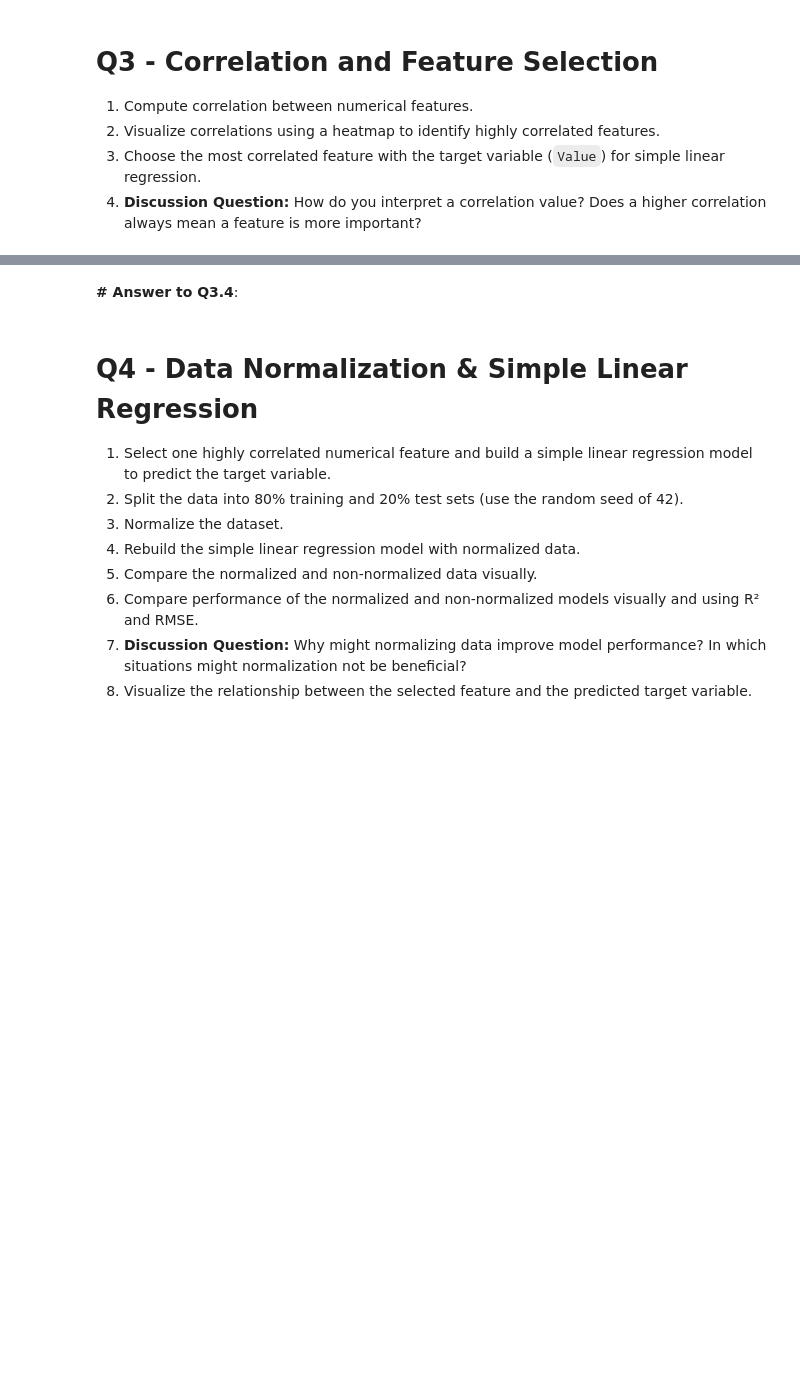
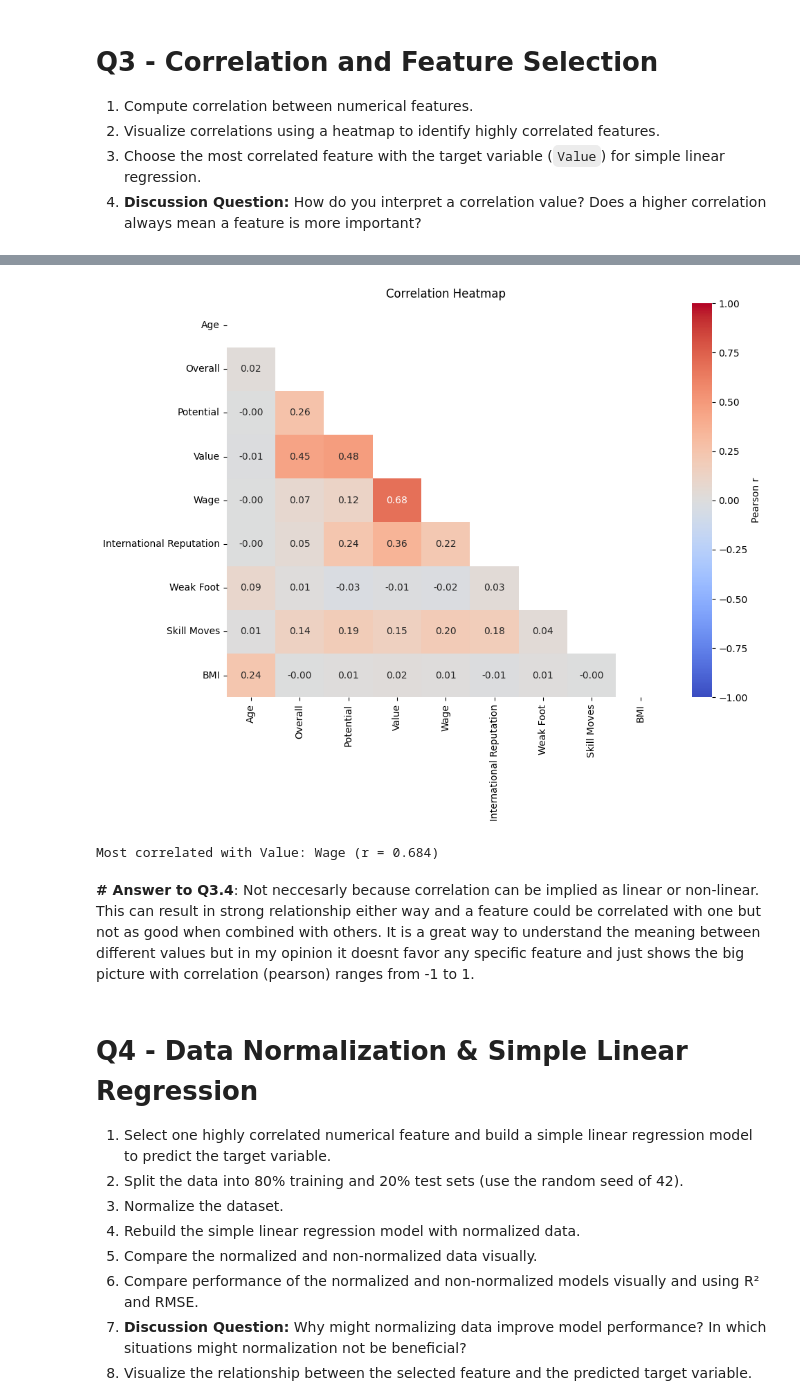
Before and after one commit to issarmank/ds3000-assignment1-linear-regression, a Jupyter notebook: Assignment 1_Linear Regression.ipynb, the cells around one changed output, grey strips where cells are left out. Drawn from its saved outputs; the diff is of its cells as text; code cells hidden in the pictures; blank space fills up the shorter version.

Commit message:
correlation, heatmap and features added for Q3

```diff
--- a/Assignment 1_Linear Regression.ipynb
+++ b/Assignment 1_Linear Regression.ipynb
@@ -178,3 +178,9 @@ print(df.head())
 4. **Discussion Question:** How do you interpret a correlation value? Does a higher correlation always mean a feature is more important?
 # %%
 # Answer to Q3.1
+num_cols = df.select_dtypes(include=np.number).columns.tolist() # List of numeric columns
+if 'Value' not in num_cols:
+    raise TypeError("The 'Value' column is not numeric or does not exist in the DataFrame.")
+
+corr = df[num_cols].corr(method='pearson')
+display(corr.round(3))
@@ -181,9 +198,38 @@ print(df.head())
 # %%
 # Answer to Q3.2
+plt.figure(figsize=(10, 8))
+mask = np.triu(np.ones_like(corr, dtype=bool))  # show lower triangle only
+sns.heatmap(
+    corr, mask=mask, annot=True, fmt=".2f",
+    cmap="coolwarm", vmin=-1, vmax=1,
+    cbar_kws={"label": "Pearson r"}
+)
+plt.title("Correlation Heatmap")
+plt.tight_layout()
+plt.show()
+# %% [output]
+[figure, added]
 # %%
 # Answer to Q3.3
+# Find the feature most correlated with the target 'Value'
+corr_with_value = (
+    corr['Value']
+    .drop(labels='Value')             # remove self-correlation
+    .reindex(corr.columns)            # keep consistent order
+    .sort_values(key=np.abs, ascending=False)  # sort by absolute correlation
+)
+
+top_feature = corr_with_value.index[0]
+top_r = corr_with_value.iloc[0]
+
+print(f"\nMost correlated with Value: {top_feature} (r = {top_r:.3f})")
+
+# Save for later use in Q4
+selected_feature = top_feature
+# %% [output]
+Most correlated with Value: Wage (r = 0.684)
 # %% [markdown]
-**# Answer to Q3.4**:
+**# Answer to Q3.4**: Not neccesarly because correlation can be implied as linear or non-linear. This can result in strong relationship either way and a feature could be correlated with one but not as good when combined with others. It is a great way to understand the meaning between different values but in my opinion it doesnt favor any specific feature and just shows the big picture with correlation (pearson) ranges from -1 to 1.
 # %% [markdown]
 # Q4 - Data Normalization & Simple Linear Regression
 
```
Also changed, not shown: parts of 1 cell of this notebook.
